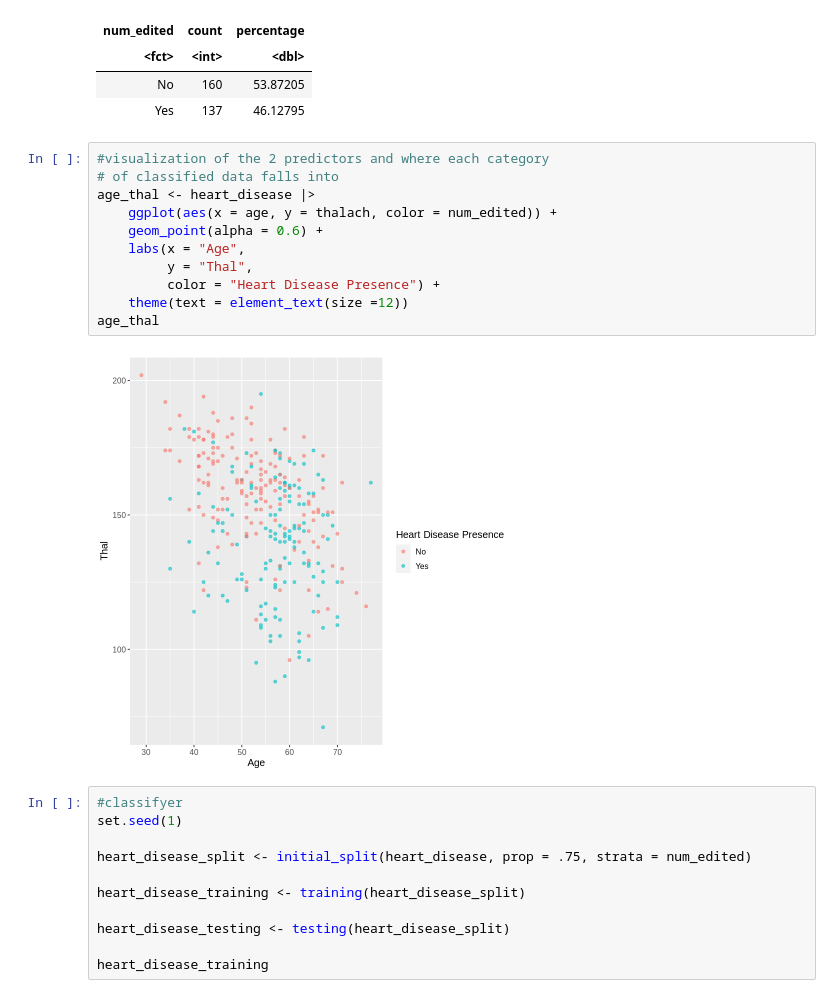
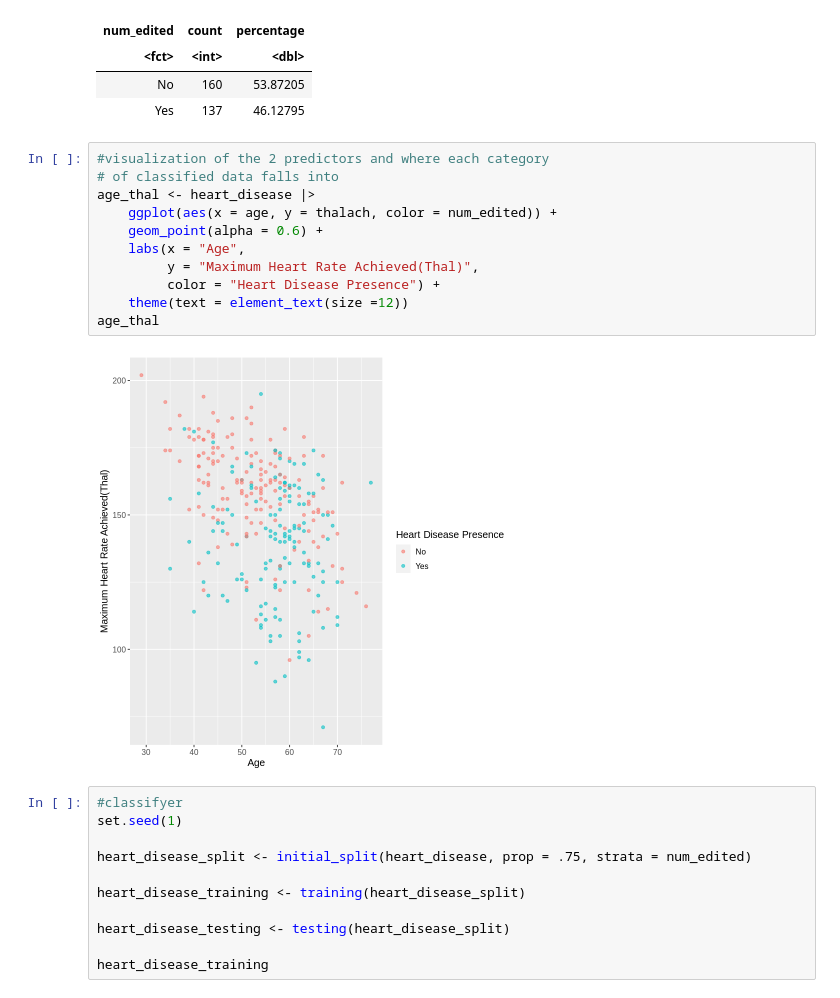
Before and after one commit to acorni02/dsci-100-2022w1-group-4, a Jupyter notebook: group_project_report.ipynb, the cells around one changed output. Drawn from its saved outputs; the diff is of its cells as text.

```diff
--- a/group_project_report.ipynb
+++ b/group_project_report.ipynb
@@ -117,16 +117,16 @@ A tibble: 2 × 3
 # %%
 #visualization of the 2 predictors and where each category
 # of classified data falls into
 age_thal <- heart_disease |>
     ggplot(aes(x = age, y = thalach, color = num_edited)) +
     geom_point(alpha = 0.6) +
     labs(x = "Age",
-         y = "Thal",
+         y = "Maximum Heart Rate Achieved(Thal)",
          color = "Heart Disease Presence") +
     theme(text = element_text(size =12))
 age_thal
 # %% [output]
-[figure, old version]
+[figure, new version]
 # %%
 #classifyer
 set.seed(1)
```
Also changed, not shown: parts of 1 cell of this notebook.
